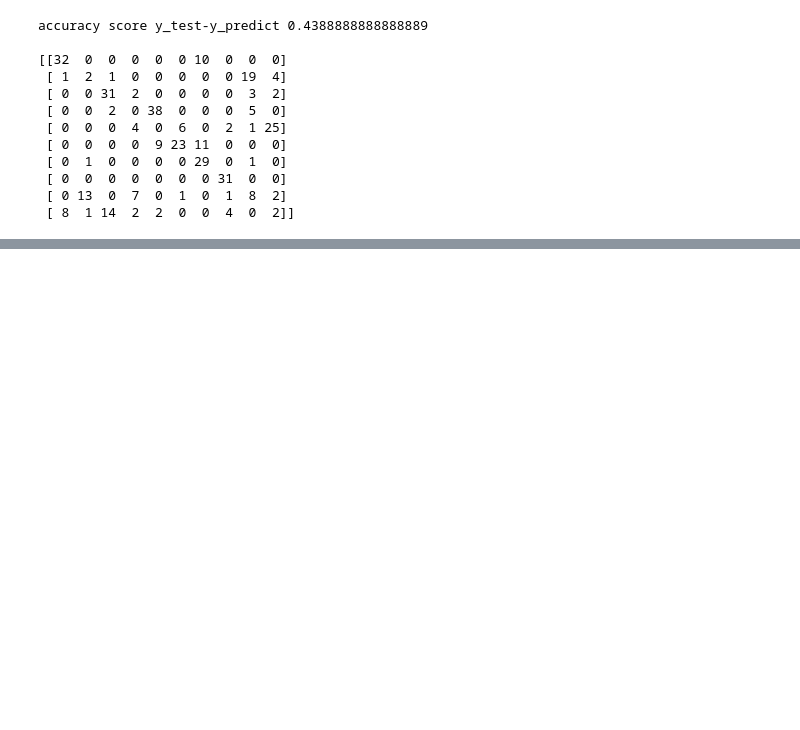
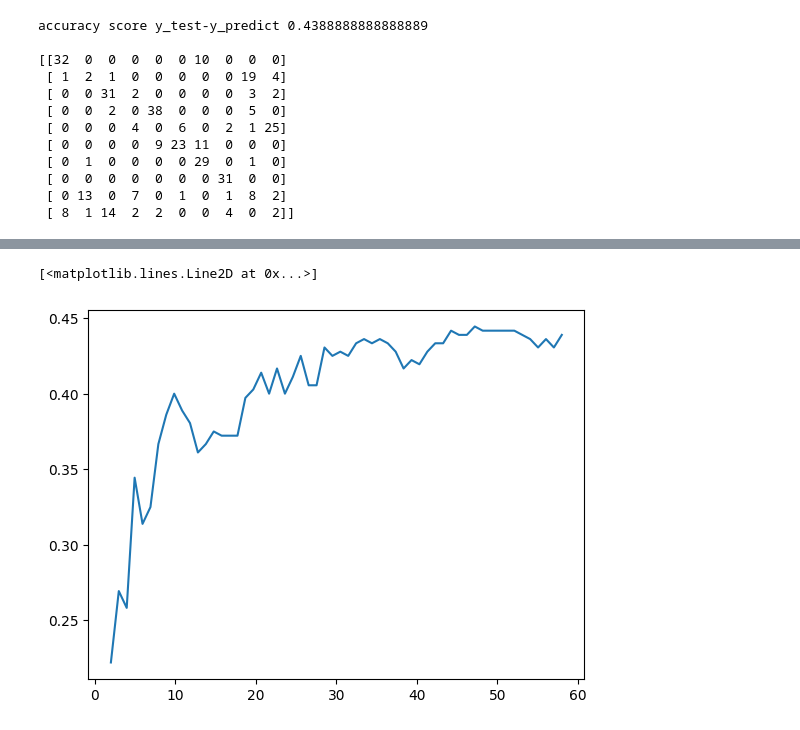
Before and after one commit to Matti-z/astrostatistics_bicocca_2026, a Jupyter notebook: working/thirteen.ipynb, the cells around one changed output, grey strips where cells are left out. Drawn from its saved outputs; the diff is of its cells as text; code cells hidden in the pictures; blank space fills up the shorter version.

```diff
--- a/working/thirteen.ipynb
+++ b/working/thirteen.ipynb
@@ -68,0 +115,19 @@ accuracy score y_test-y_predict 0.4388888888888889
+# %%
+results = np.zeros(58)
+for i in range (58):
+    embedding = Isomap(n_components=i + 1)
+    x = embedding.fit_transform(d80)
+    x_test = embedding.fit_transform(d20)
+    clf = LogisticRegression(random_state=0, solver = 'sag')
+    clf.fit(x, d80_train)
+    y_predict = clf.predict(x_test[:,:])
+    results[i] = accuracy_score(d20_test, y_predict)
+# print(y_predict)
+    # print(f'accuracy score y_test-y_predict {(i + 1)}',accuracy_score(d20_test, y_predict), '\n')
+# print(confusion_matrix(d20_test, y_pred = y_predict))
+# %%
+x0 = np.linspace(2, 58, 58)
+plt.plot(x0, results)
+# %% [output]
+[<matplotlib.lines.Line2D at 0x...>]
+[figure, added]
```
Also changed, not shown: parts of 10 cells of this notebook.
